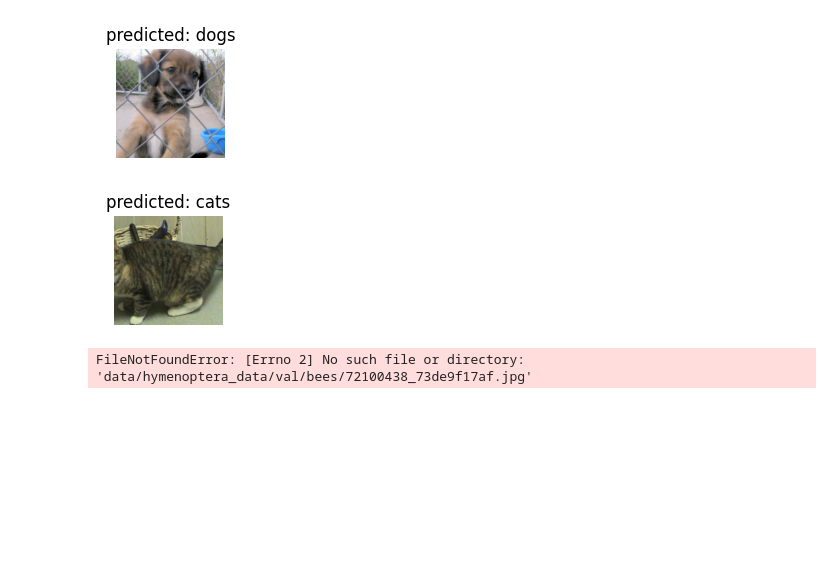
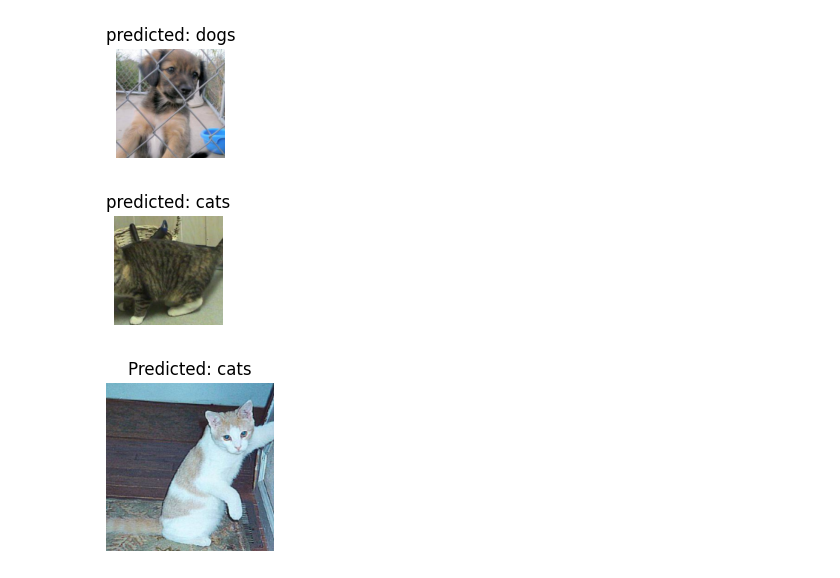
Before and after one commit to beomm2/AI_lab_seongbeom, a Jupyter notebook: week9.ipynb, the cells around one changed output. Saved outputs shown, nothing was run; the diff lists cells and outputs as text; code cells hidden in the pictures; blank space fills up the shorter version.

```diff
--- a/week9.ipynb
+++ b/week9.ipynb
@@ -291,10 +291,10 @@ def visualize_model_predictions(model,img_path):
 # %%
 visualize_model_predictions(
     model_conv,
-    img_path='data/hymenoptera_data/val/bees/72100438_73de9f17af.jpg'
+    img_path='/content/drive/MyDrive/Colab Notebooks/2025-2-AI/sample_computer_vision/val/cats/cat.4001.jpg'
 )
 
 plt.ioff()
 plt.show()
 # %% [output]
-FileNotFoundError: [Errno 2] No such file or directory: 'data/hymenoptera_data/val/bees/72100438_73de9f17af.jpg'
+[figure, added]
```
